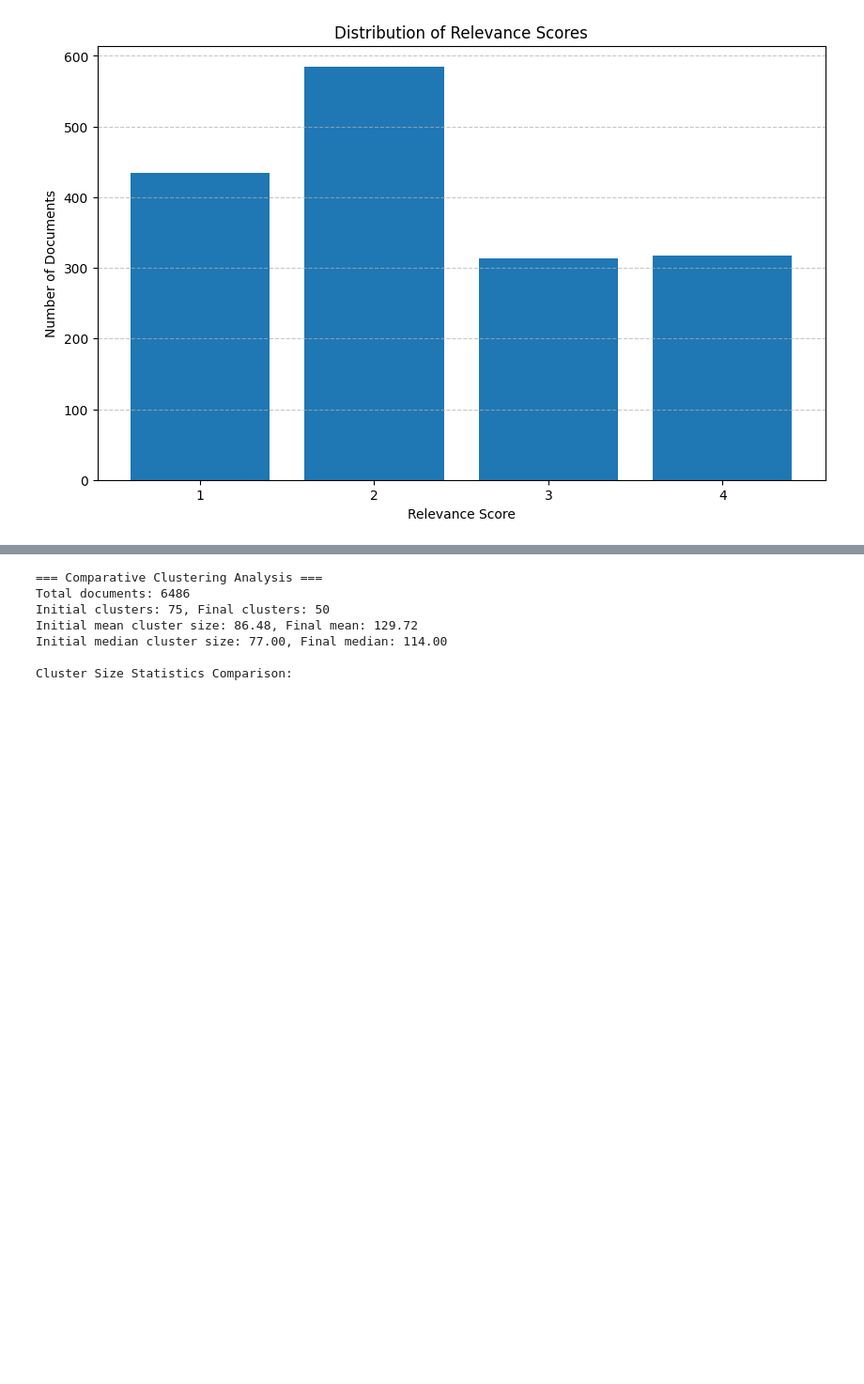
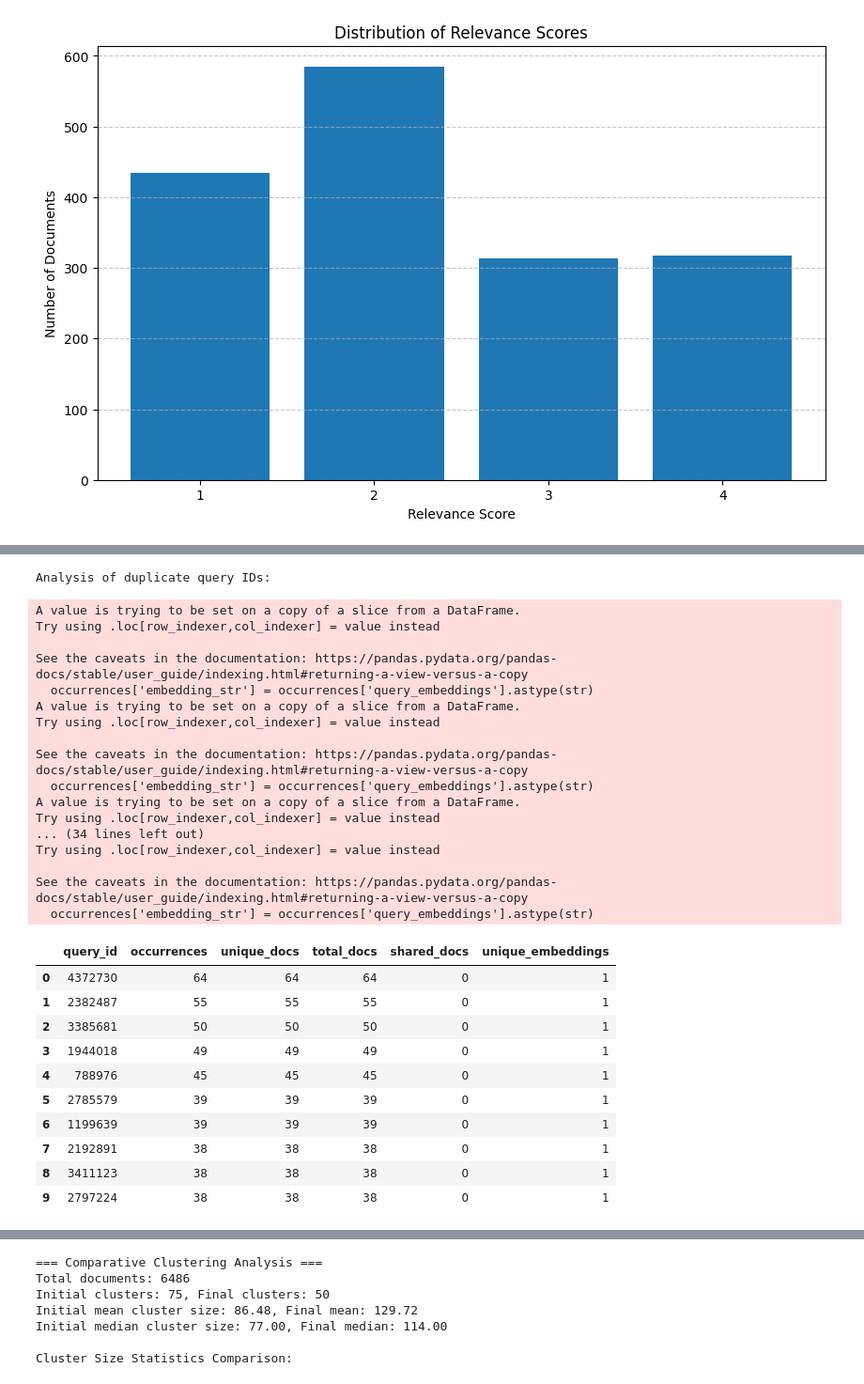
Before and after one commit to dsgt-arc/qclef-2025-clustering, a Jupyter notebook: src/models/ipynb-versions/initial_data-results-data-analysis-v2.ipynb, the cells around one changed output, grey strips where cells are left out. Shown at 94% size. Saved outputs shown, nothing was run; the diff lists cells and outputs as text; code cells hidden in the pictures; blank space fills up the shorter version.

```diff
--- a/src/models/ipynb-versions/initial_data-results-data-analysis-v2.ipynb
+++ b/src/models/ipynb-versions/initial_data-results-data-analysis-v2.ipynb
@@ -226,0 +244,67 @@ Relevance score distribution:
+# %%
+# Examine duplicate query_ids in more detail
+print("\nAnalysis of duplicate query IDs:")
+duplicate_stats = []
+# %% [output]
+Analysis of duplicate query IDs:
+# %%
+for qid in duplicate_query_ids[:10]:  # Look at first 10 duplicates
+    occurrences = query_df[query_df['query_id'] == qid]
+    unique_docs = occurrences['doc_id'].nunique()
+    total_docs = len(occurrences)
+
+    # Check if each occurrence has unique documents
+    occurrence_groups = occurrences.groupby('doc_id').size()
+    shared_docs = occurrence_groups[occurrence_groups > 1].sum()
+
+    # Count unique embeddings
+    if 'query_embeddings' in query_df.columns:
+        # Convert embeddings to string for comparison
+        occurrences['embedding_str'] = occurrences['query_embeddings'].astype(str)
+        unique_embeddings = occurrences['embedding_str'].nunique()
+    else:
+        unique_embeddings = "N/A"
+
+    duplicate_stats.append({
+        'query_id': qid,
+        'occurrences': len(occurrences),
+        'unique_docs': unique_docs,
+        'total_docs': total_docs,
+        'shared_docs': shared_docs,
+        'unique_embeddings': unique_embeddings
+    })
+
+if duplicate_stats:
+    duplicate_df = pd.DataFrame(duplicate_stats)
+    display(duplicate_df)
+else:
+    print("No duplicate query IDs found.")
+# %% [output]
+A value is trying to be set on a copy of a slice from a DataFrame.
+Try using .loc[row_indexer,col_indexer] = value instead
+
+See the caveats in the documentation: https://pandas.pydata.org/pandas-docs/stable/user_guide/indexing.html#returning-a-view-versus-a-copy
+  occurrences['embedding_str'] = occurrences['query_embeddings'].astype(str)
+A value is trying to be set on a copy of a slice from a DataFrame.
+Try using .loc[row_indexer,col_indexer] = value instead
+
+See the caveats in the documentation: https://pandas.pydata.org/pandas-docs/stable/user_guide/indexing.html#returning-a-view-versus-a-copy
+  occurrences['embedding_str'] = occurrences['query_embeddings'].astype(str)
+A value is trying to be set on a copy of a slice from a DataFrame.
+Try using .loc[row_indexer,col_indexer] = value instead
+... (34 lines left out)
+Try using .loc[row_indexer,col_indexer] = value instead
+
+See the caveats in the documentation: https://pandas.pydata.org/pandas-docs/stable/user_guide/indexing.html#returning-a-view-versus-a-copy
+  occurrences['embedding_str'] = occurrences['query_embeddings'].astype(str)
+|  | query_id | occurrences | unique_docs | total_docs | shared_docs | unique_embeddings |
+| 0 | 4372730 | 64 | 64 | 64 | 0 | 1 |
+| 1 | 2382487 | 55 | 55 | 55 | 0 | 1 |
+| 2 | 3385681 | 50 | 50 | 50 | 0 | 1 |
+| 3 | 1944018 | 49 | 49 | 49 | 0 | 1 |
+| 4 | 788976 | 45 | 45 | 45 | 0 | 1 |
+| 5 | 2785579 | 39 | 39 | 39 | 0 | 1 |
+| 6 | 1199639 | 39 | 39 | 39 | 0 | 1 |
+| 7 | 2192891 | 38 | 38 | 38 | 0 | 1 |
+| 8 | 3411123 | 38 | 38 | 38 | 0 | 1 |
+| 9 | 2797224 | 38 | 38 | 38 | 0 | 1 |
```
Also changed, not shown: parts of 11 cells of this notebook.
